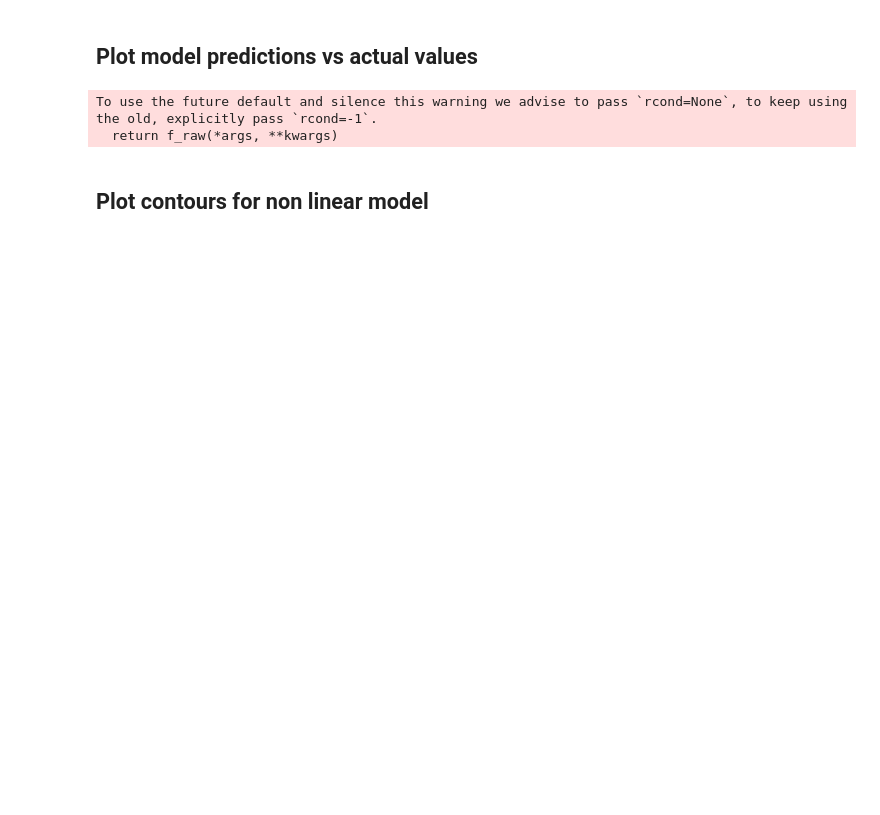
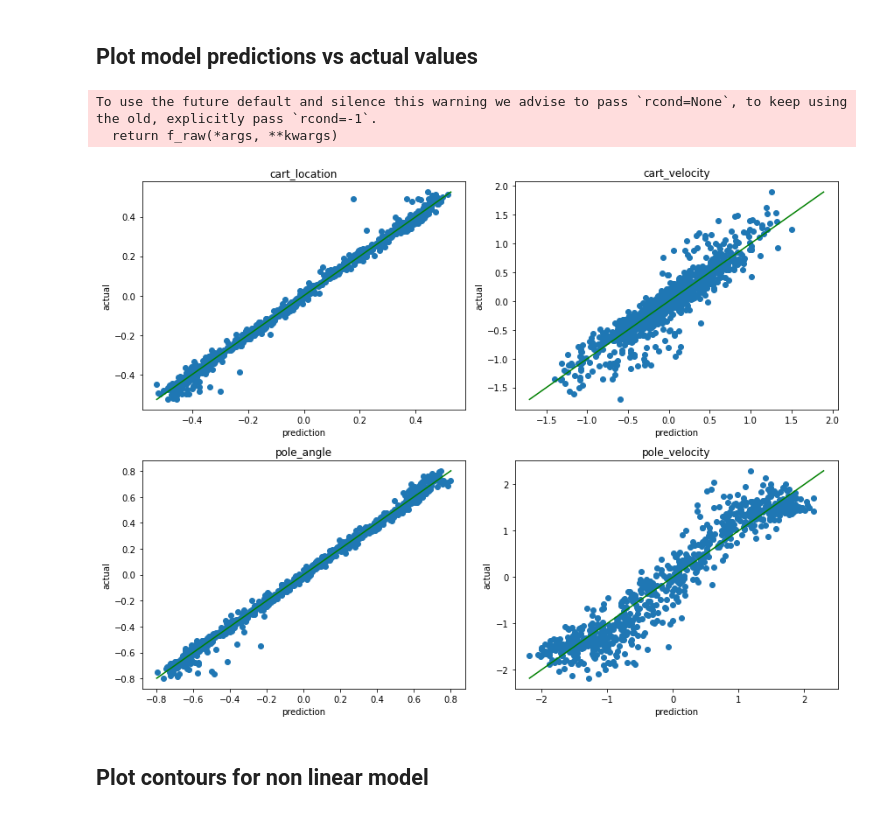
Before and after one commit to jordanesmith/SF3-Machine-Learning-Project, a Jupyter notebook: Task2.ipynb, the cells around one changed output. Saved outputs shown, nothing was run; the diff lists cells and outputs as text; code cells hidden in the pictures; blank space fills up the shorter version.

```diff
--- a/Task2.ipynb
+++ b/Task2.ipynb
@@ -61,19 +71,21 @@ predictions = predict(x_test, alpha, X_i_vals, sigma)
 To use the future default and silence this warning we advise to pass `rcond=None`, to keep using the old, explicitly pass `rcond=-1`.
   return f_raw(*args, **kwargs)
 # %%
-# fig,axs = plt.subplots(2,2,figsize=(12,9))
-# for j in range(4):
-#     ul = max(max(predictions[:,j]), max(y_test[:,j]))
-#     ll = min(min(predictions[:,j]), min(y_test[:,j]))
-#     axs[int(round((j+1)/4,0)),j%2].scatter(predictions[:,j], y_test[:,j])
-#     axs[int(round((j+1)/4,0)),j%2].plot([ll,ul],[ll,ul], color='g')
-#     axs[int(round((j+1)/4,0)),j%2].set_title(index_to_variable[j])
-#     axs[int(round((j+1)/4,0)),j%2].set_xlabel('prediction')
-#     axs[int(round((j+1)/4,0)),j%2].set_ylabel('actual')
+fig,axs = plt.subplots(2,2,figsize=(12,9))
+for j in range(4):
+    ul = max(max(predictions[:,j]), max(y_test[:,j]))
+    ll = min(min(predictions[:,j]), min(y_test[:,j]))
+    axs[int(round((j+1)/4,0)),j%2].scatter(predictions[:,j], y_test[:,j])
+    axs[int(round((j+1)/4,0)),j%2].plot([ll,ul],[ll,ul], color='g')
+    axs[int(round((j+1)/4,0)),j%2].set_title(index_to_variable[j])
+    axs[int(round((j+1)/4,0)),j%2].set_xlabel('prediction')
+    axs[int(round((j+1)/4,0)),j%2].set_ylabel('actual')
 
-#     fig.tight_layout()
+    fig.tight_layout()
 
-# # plt.savefig(plot_path + 'prediction_accuracy_with_action')
+# plt.savefig(plot_path + 'prediction_accuracy_with_action')
+# %% [output]
+[figure, added]
 # %% [markdown]
 ## Plot contours for non linear model
 # %%
```
Also changed, not shown: parts of 16 cells of this notebook, 4 other files.
